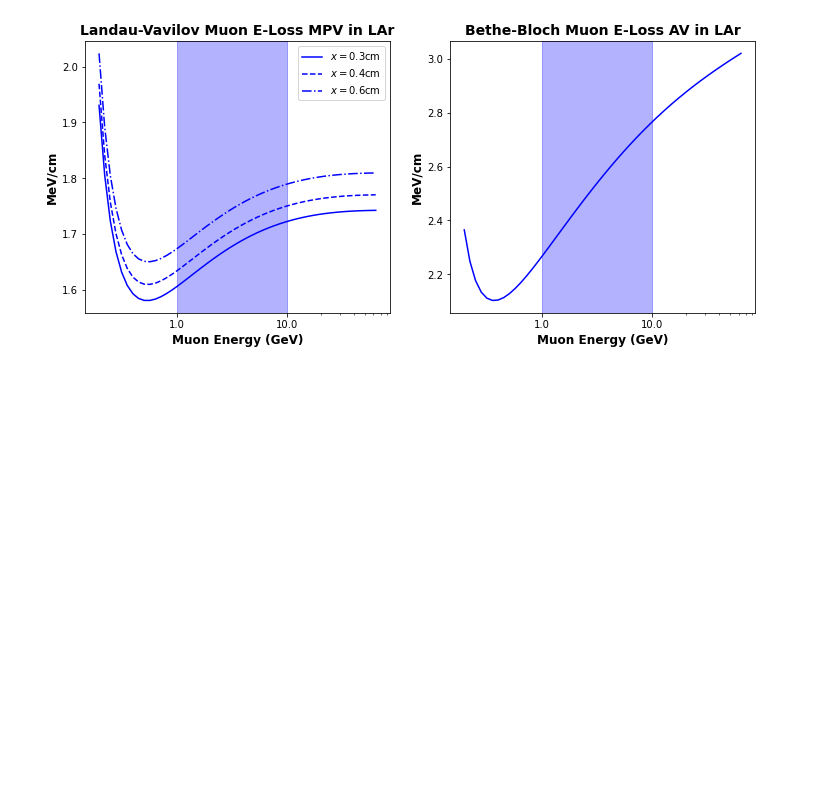
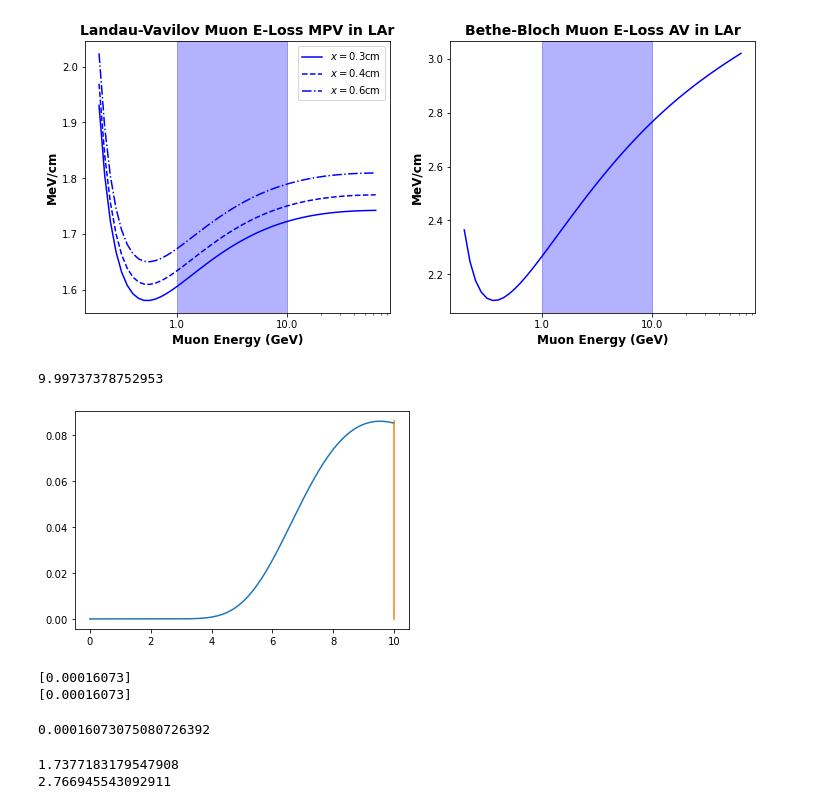
Before and after one commit to socrossley/Cosmic_Muon_CER, a Jupyter notebook: util/Untitled.ipynb, the cells around one changed output. Drawn from its saved outputs; the diff is of its cells as text; code cells hidden in the pictures; blank space fills up the shorter version.

```diff
--- a/util/Untitled.ipynb
+++ b/util/Untitled.ipynb
@@ -3,6 +3,9 @@ import theory
 import matplotlib.pyplot as plt
 import numpy as np
 import matplotlib.ticker as mticker
+from importlib import reload
+import scipy
+theory = reload(theory)
 # %%
 E_gev = np.logspace(-0.7,1.8)
 E_mev = E_gev * 1000 - theory.Mmu
@@ -35,2 +37,27 @@ fig.savefig('bb_lv.png', bbox_inches='tight')
 # %% [output]
 [figure]
+# %%
+from scipy.integrate import quad
+x = np.linspace(0,10,1000)
+mpv = 10
+eta = 2.1
+args = (mpv,eta,0)
+y1 = theory.langauss_pdf(x,*args)
+y2 = theory.langau_pdf(x,*args)
+plt.plot(x, y1)
+# plt.plot(x, y2, ls='--')
+plt.plot([mpv,mpv], [0,max(y1)])
+print(x[y1.argmax()]+0.22278298*eta)
+# %% [output]
+9.99737378752953
+[figure, added]
+# %%
+print(theory.langau_pdf(np.array([3.5]),*args))
+print(theory.langau_pdf(3.5,*args))
+# %% [output]
+[0.00016073]
+[0.00016073]
+# %%
+print(theory.langauss_pdf(3.5, *args))
+# %% [output]
+0.00016073075080726392
@@ -36,0 +69,6 @@ fig.savefig('bb_lv.png', bbox_inches='tight')
+# %%
+print(mpv)
+print(av)
+# %% [output]
+1.7377183179547908
+2.766945543092911
```
Also changed, not shown: parts of 8 cells of this notebook, 8 other files.
